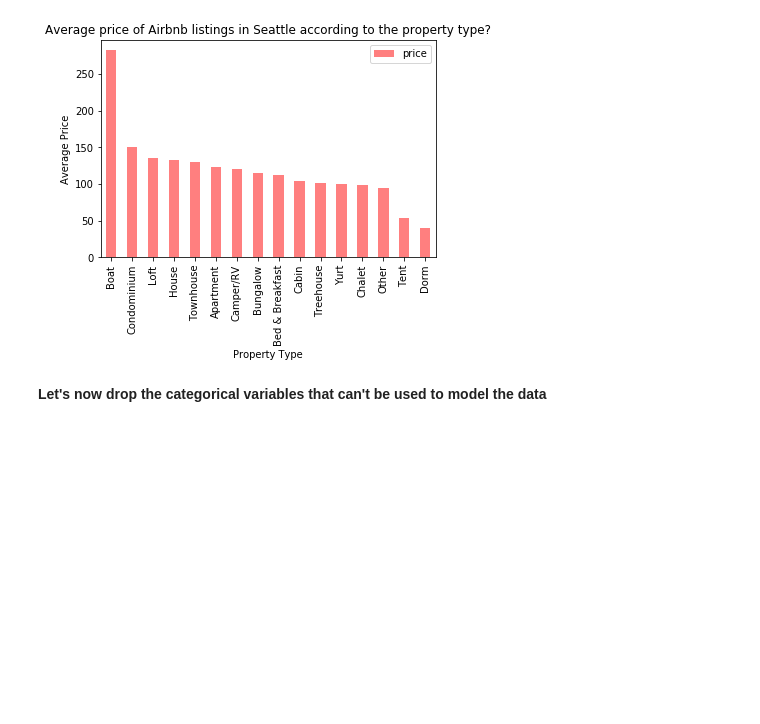
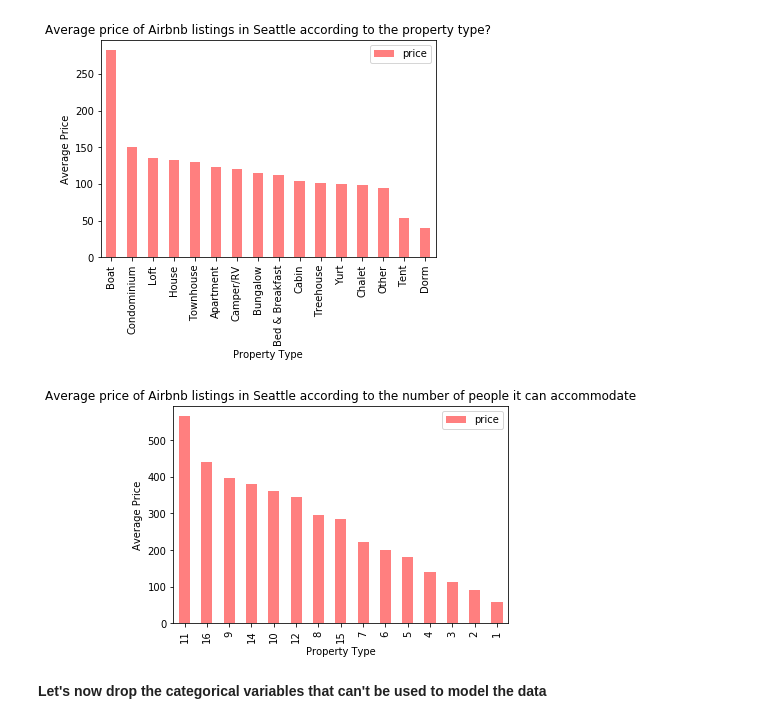
Before and after one commit to Robinhohocepied/airbnb-seattle-data, a Jupyter notebook: AirBnB+Seattle+Data.ipynb, the cells around one changed output. Saved outputs shown, nothing was run; the diff lists cells and outputs as text; code cells hidden in the pictures; blank space fills up the shorter version.

```diff
--- a/AirBnB+Seattle+Data.ipynb
+++ b/AirBnB+Seattle+Data.ipynb
@@ -268,6 +348,21 @@ Let's now analyze and model what factors influence the price of the Airbnb listi
 # What is the average price accross neighbourhoods?
 
 def plot_distribution_average(data, variable, average_variable, title, xlabel, ylabel):
+
+    '''
+    INPUT
+    data - pandas dataframe
+    variable - variable to split on
+    average_variable - variable to average
+    tite - the graph title
+    xlabel - the graph x axis label
+    ylabel - the graph y axis label
+
+    OUTPUT
+    graph
+
+    This function generates a graph that shows the average of the 'average_variable' for all the listings per 'variable'.
+    '''
 
     averages = pd.DataFrame(data.groupby([variable]).mean()[average_variable])
     averages_sorted = averages.sort_values(average_variable, ascending=False)
@@ -296,6 +391,14 @@ plot_distribution_average(listings_clean, 'property_type','price'
                          ,'Property Type', 'Average Price')
 # %% [output]
 [figure]
+# %%
+# What is the average price depending the number of people it can accomodate?
+
+plot_distribution_average(listings_clean, 'accommodates', 'price'
+                         ,"Average price of Airbnb listings in Seattle according to the number of people it can accommodate"
+                         ,'Property Type', 'Average Price')
+# %% [output]
+[figure, added]
 # %% [markdown]
 **Let's now drop the categorical variables that can't be used to model the data**
 # %%
```
Also changed, not shown: parts of 28 cells of this notebook.
